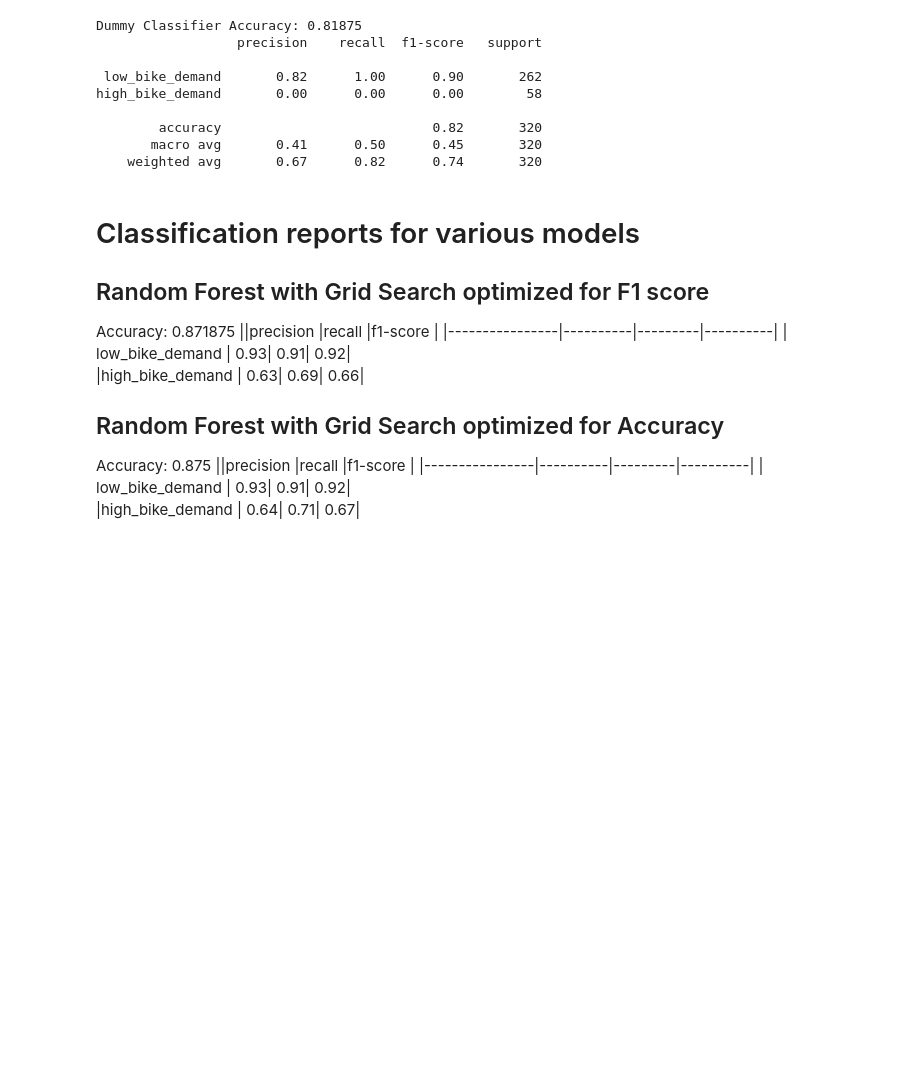
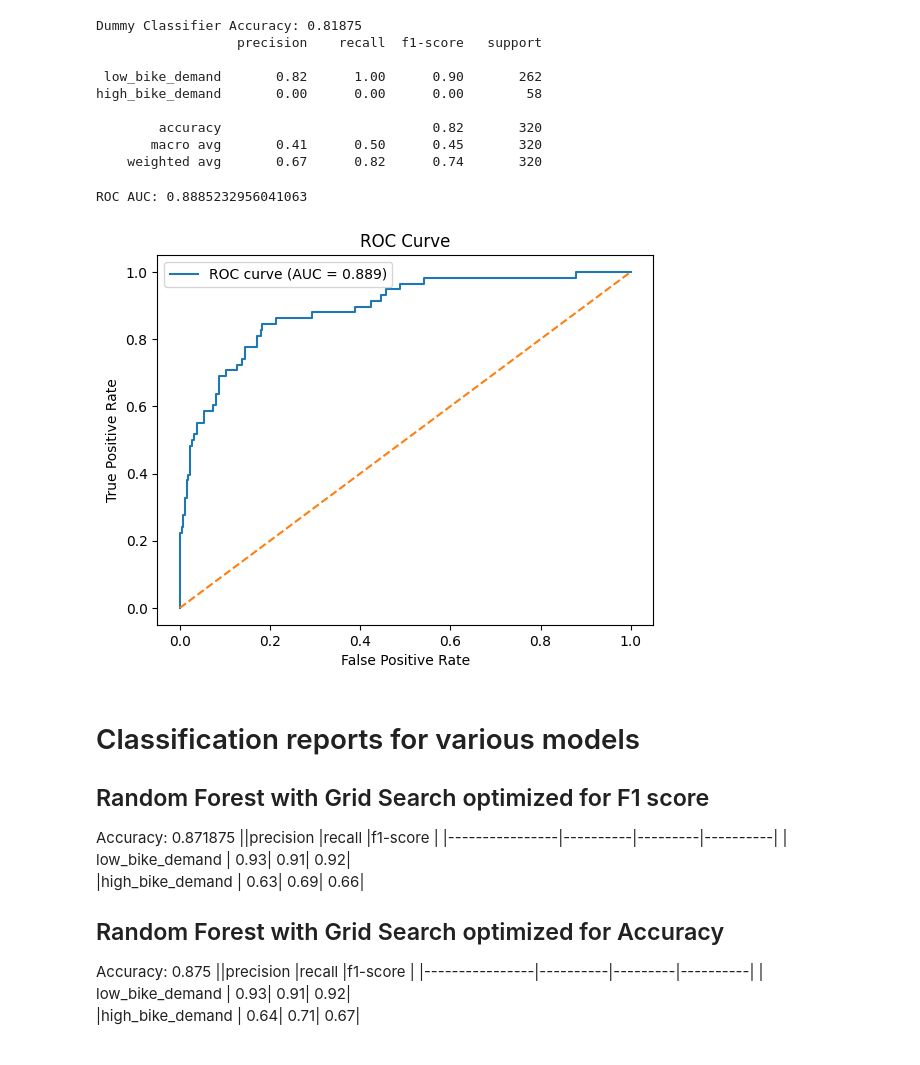
Before and after one commit to radekgersz/Statistical-Machine-Learning-project, a Jupyter notebook: CvTrees.ipynb, the cells around one changed output. Saved outputs shown, nothing was run; the diff lists cells and outputs as text; code cells hidden in the pictures; blank space fills up the shorter version.

```diff
--- a/CvTrees.ipynb
+++ b/CvTrees.ipynb
@@ -14,15 +16,7 @@ from sklearn.metrics import f1_score, make_scorer
 # %%
-data = pd.read_csv("data/training_data_ht2025.csv")
-
-data['target'] = data['increase_stock'].apply(lambda x: 1 if x == "high_bike_demand" else 0)
-data = data.drop(columns=['snow'])
-
-
-X = data.drop(['increase_stock', 'target'], axis=1) # dropping target and helper columns
-y = data['target']
-
 # Split the data: 80% Training, 20% Testing
-X_train, X_test, y_train, y_test = train_test_split(X, y, test_size=0.2, random_state=23, stratify=y)
+path = "data/training_data_ht2025.csv"
+X_train, X_test, y_train, y_test = load_and_split(path)
 
 print(f"Training shape: {X_train.shape}")
 print(f"Testing shape: {X_test.shape}")
@@ -58,7 +52,7 @@ grid_search = GridSearchCV(
     param_grid = param_grid,
     cv = cv_strategy,
      scoring = make_scorer(f1_score, pos_label=1), # focusing on F1 score for the minority class
-    n_jobs = -1,
+    #n_jobs = -1,
     verbose = 1
 )
 # %%
@@ -135,6 +129,29 @@ high_bike_demand       0.00      0.00      0.00        58
         accuracy                           0.82       320
        macro avg       0.41      0.50      0.45       320
     weighted avg       0.67      0.82      0.74       320
+# %%
+from sklearn.metrics import roc_curve, auc
+
+y_pred_proba_optimized = best_rf.predict_proba(X_test)[:, 1]
+
+fpr, tpr, thresholds = roc_curve(y_test, y_pred_proba_optimized)
+
+# Compute AUC
+#
+roc_auc = auc(fpr, tpr)
+print("ROC AUC:", roc_auc)
+
+# Plot
+plt.plot(fpr, tpr, label='ROC curve (AUC = %0.3f)' % roc_auc)
+plt.plot([0, 1], [0, 1], linestyle='--')
+plt.xlabel('False Positive Rate')
+plt.ylabel('True Positive Rate')
+plt.title('ROC Curve')
+plt.legend()
+plt.show()
+# %% [output]
+ROC AUC: 0.8885232956041063
+[figure, added]
 # %% [markdown]
 # Classification reports for various models
 
```
Also changed, not shown: parts of 7 cells of this notebook, 2 other files.
